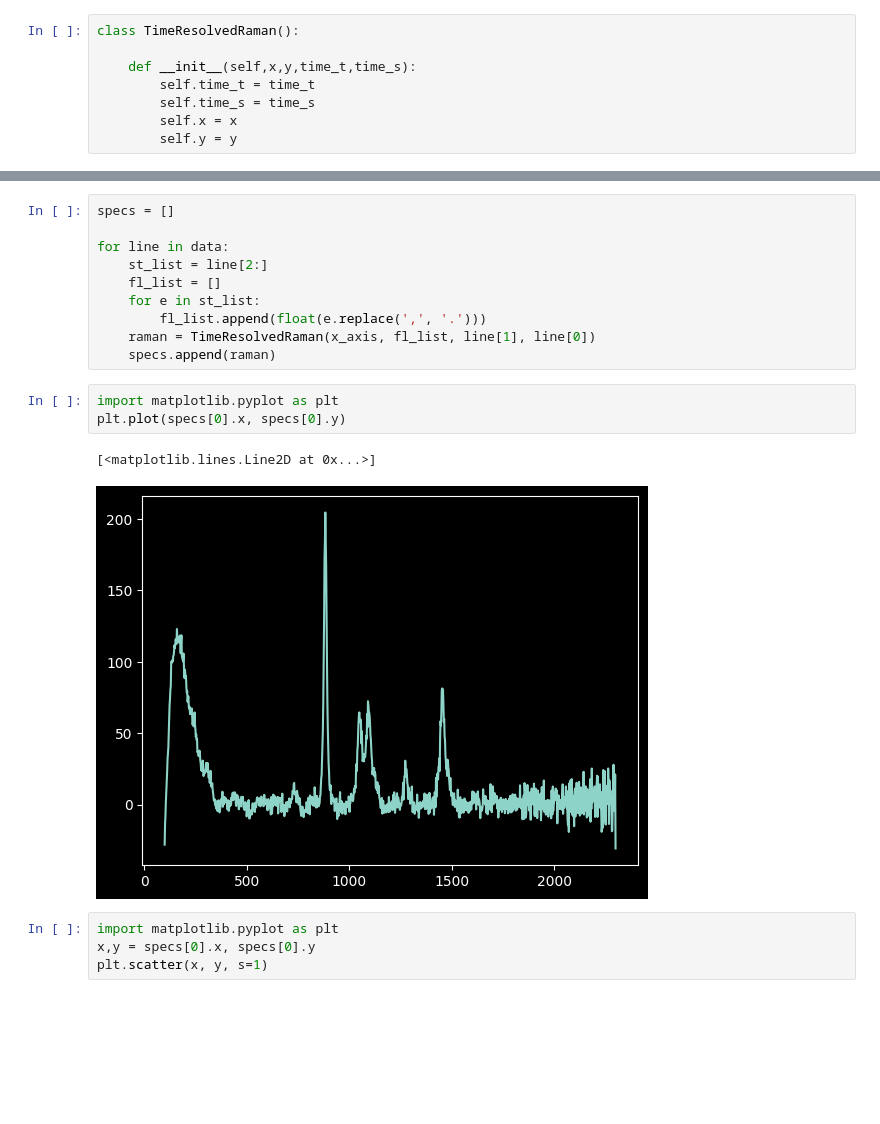
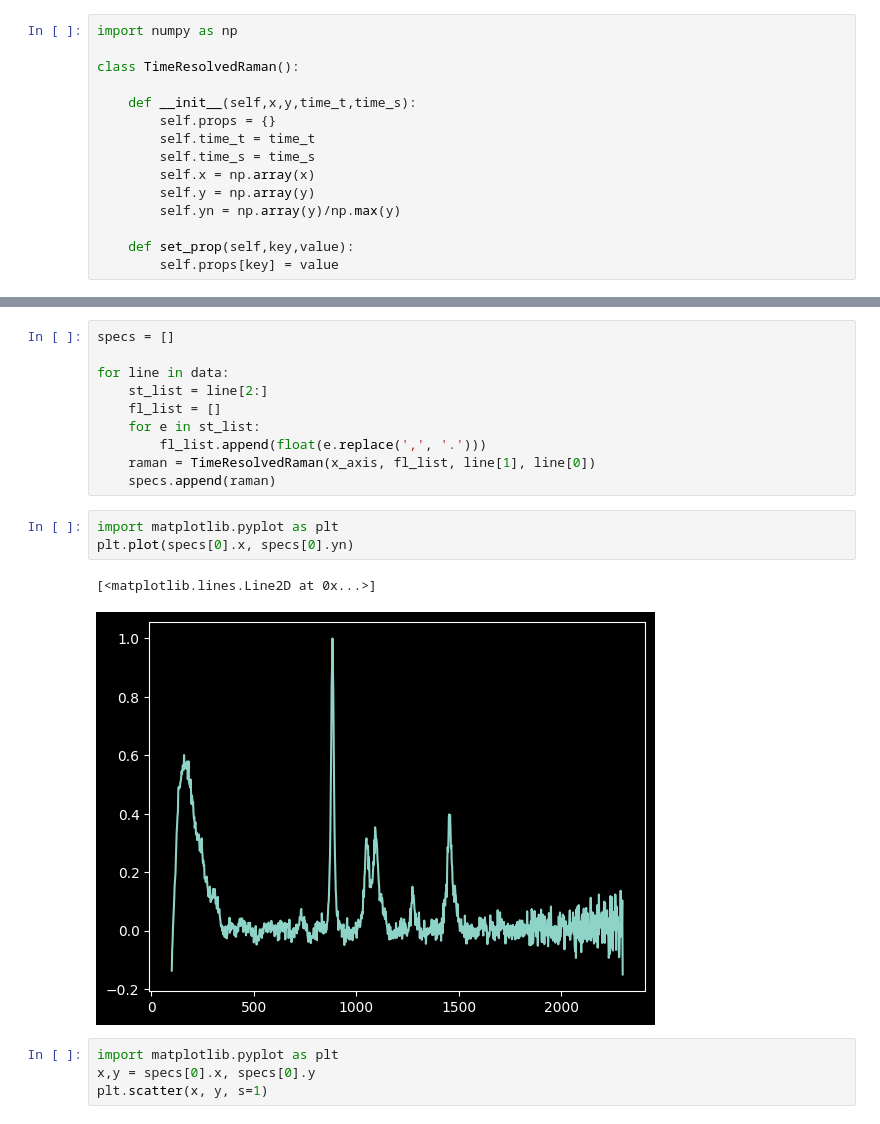
Before and after one commit to oftavira/raman, a Jupyter notebook: colaboraciones/adanf/sep.ipynb, the cells around one changed output, grey strips where cells are left out. Cells and saved outputs as stored; diff of their text form; blank space fills up the shorter version.

```diff
--- a/colaboraciones/adanf/sep.ipynb
+++ b/colaboraciones/adanf/sep.ipynb
@@ -23,13 +23,20 @@ len(data)
 # %% [output]
 178
 # %%
+import numpy as np
+
 class TimeResolvedRaman():
 
     def __init__(self,x,y,time_t,time_s):
+        self.props = {}
         self.time_t = time_t
         self.time_s = time_s
-        self.x = x
-        self.y = y
+        self.x = np.array(x)
+        self.y = np.array(y)
+        self.yn = np.array(y)/np.max(y)
+
+    def set_prop(self,key,value):
+        self.props[key] = value
 # %%
 wavenumbers = data.pop(0)[2:]
 x_axis = []
@@ -48,10 +55,10 @@ for line in data:
     specs.append(raman)
 # %%
 import matplotlib.pyplot as plt
-plt.plot(specs[0].x, specs[0].y)
+plt.plot(specs[0].x, specs[0].yn)
 # %% [output]
 [<matplotlib.lines.Line2D at 0x...>]
-[figure, old version]
+[figure, new version]
 # %%
 import matplotlib.pyplot as plt
 x,y = specs[0].x, specs[0].y
```
Also changed, not shown: parts of 7 cells of this notebook, 1 other file.
